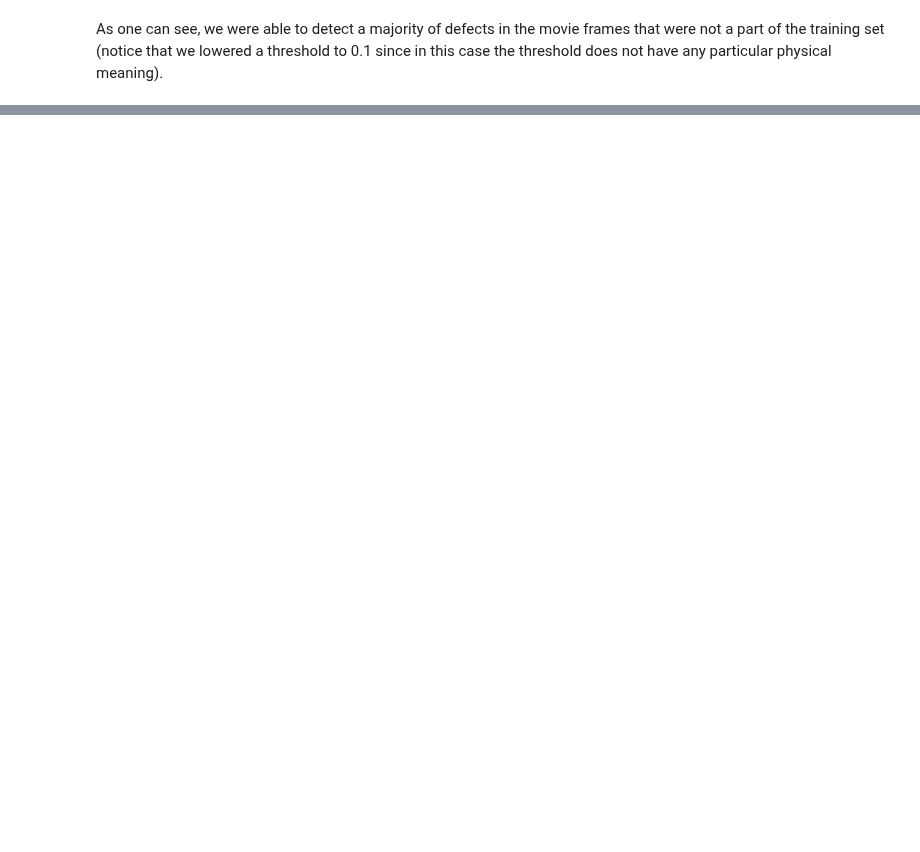
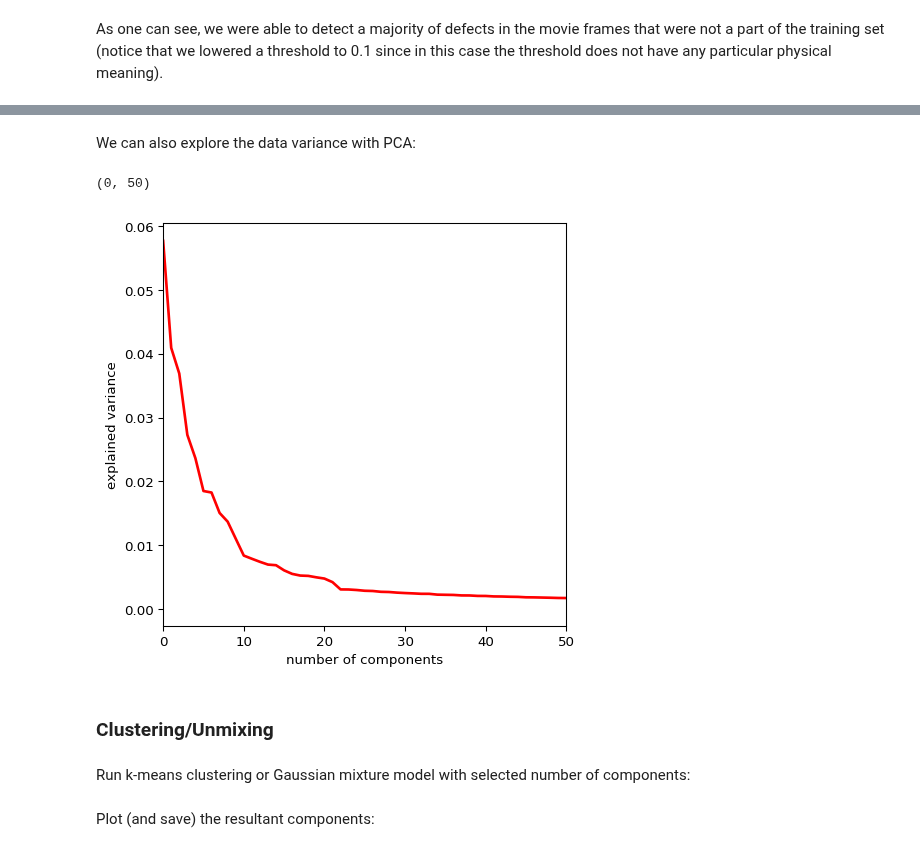
Before and after one commit to pycroscopy/AICrystallographer, a Jupyter notebook: DefectNet/DefectSniffer.ipynb, the cells around one changed output, grey strips where cells are left out. Drawn from its saved outputs; the diff is of its cells as text; code cells hidden in the pictures; blank space fills up the shorter version.

```diff
--- a/DefectNet/DefectSniffer.ipynb
+++ b/DefectNet/DefectSniffer.ipynb
@@ -307,0 +314,13 @@ As one can see, we were able to detect a majority of defects in the movie frames
+# %%
+bbox = 16
+all_defcoord = np.empty((0, 2))
+frame_id = []
+all_defects = np.empty((0, int(bbox*2), int(bbox*2)))
+for k, frame in enumerate(imgdata):
+    defcoord = inference(frame, model, thresh=0.1, thresh_blobs=250)
+    for c in defcoord:
+        x0, y0 = int(np.round(c[0])), int(np.round(c[1]))
+        def_subimg = frame[x0-bbox:x0+bbox, y0-bbox:y0+bbox]
+        all_defects = np.append(all_defects, [def_subimg], axis=0)
+        all_defcoord = np.append(all_defcoord, [c], axis=0)
+        frame_id.append(k)
@@ -307,0 +352,4 @@ As one can see, we were able to detect a majority of defects in the movie frames
+# %%
+n, w, h = all_defects.shape
+X_vec = all_defects.reshape(n, w*h)
+print(X_vec.shape)
@@ -307,0 +372,20 @@ As one can see, we were able to detect a majority of defects in the movie frames
+# %% [markdown]
+We can also explore the data variance with PCA:
+# %%
+pca = PCA()
+pca.fit(X_vec)
+plt.figure(1, figsize=(6, 6), dpi = 96)
+plt.clf()
+plt.axes([.2, .2, .7, .7])
+plt.plot(pca.explained_variance_ratio_, linewidth=2, c = 'red')
+plt.axis('tight')
+plt.xlabel('number of components')
+plt.ylabel('explained variance')
+plt.xlim(0, 50)
+# %% [output]
+(0, 50)
+[figure, added]
+# %% [markdown]
+### Clustering/Unmixing
+# %% [markdown]
+Run k-means clustering or Gaussian mixture model with selected number of components:
@@ -307,0 +402,2 @@ As one can see, we were able to detect a majority of defects in the movie frames
+# %% [markdown]
+Plot (and save) the resultant components:
```
Also changed, not shown: parts of 34 cells of this notebook.
